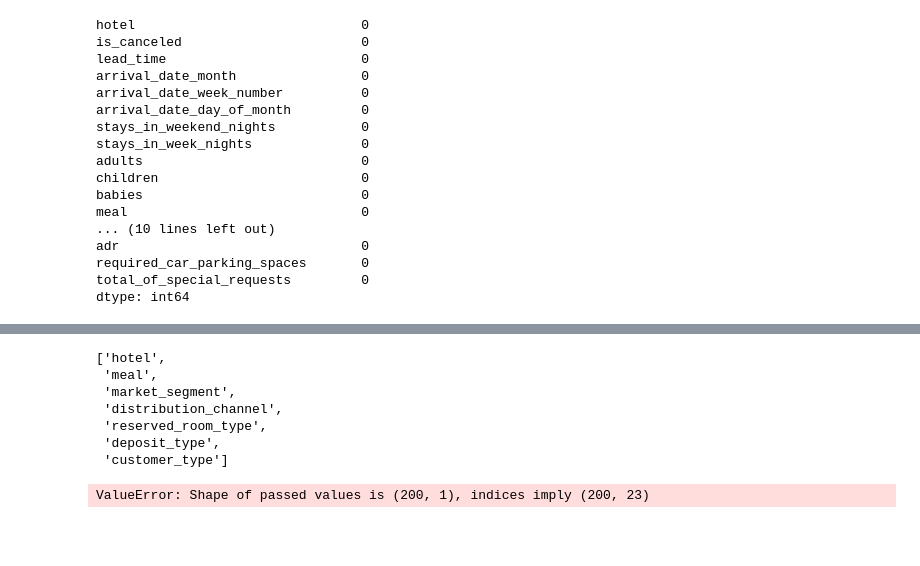
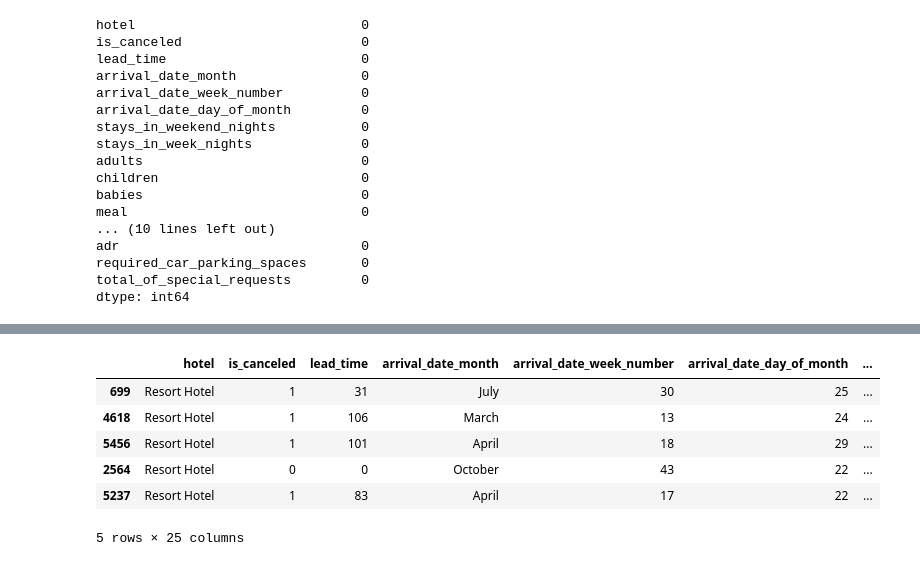
Before and after one commit to mateen-mk/Hotel-Booking-Cancellation, a Jupyter notebook: notebooks/trails.ipynb, the cells around one changed output, grey strips where cells are left out. Cells and saved outputs as stored; diff of their text form; code cells hidden in the pictures; blank space fills up the shorter version.

```diff
--- a/notebooks/trails.ipynb
+++ b/notebooks/trails.ipynb
@@ -83,3 +141,13 @@ noisy_data_count
+# %%
+test_df.head()
+# %% [output]
+|  | hotel | is_canceled | lead_time | arrival_date_month | arrival_date_week_number | arrival_date_day_of_month | ... |
+| 699 | Resort Hotel | 1 | 31 | July | 30 | 25 | ... |
+| 4618 | Resort Hotel | 1 | 106 | March | 13 | 24 | ... |
+| 5456 | Resort Hotel | 1 | 101 | April | 18 | 29 | ... |
+| 2564 | Resort Hotel | 0 | 0 | October | 43 | 22 | ... |
+| 5237 | Resort Hotel | 1 | 83 | April | 17 | 22 | ... |
+5 rows × 25 columns
 # %%
 # for preprocessing
 one_hot_cols = ['hotel', 'meal', 'market_segment', 'distribution_channel', 'reserved_room_type', 'deposit_type', 'customer_type']
@@ -89,18 +157,3 @@ months = ['January', 'February', 'March', 'April', 'May', 'June', 'July', 'Augus
 oh_enc = OneHotEncoder(sparse=False, drop='first')
 
 label_enc = LabelEncoder()
-# %%
-one_hot_cols
-# %% [output]
-['hotel',
- 'meal',
- 'market_segment',
- 'distribution_channel',
- 'reserved_room_type',
- 'deposit_type',
- 'customer_type']
-# %%
-encoded_arr = oh_enc.fit_transform(data[one_hot_cols])
-encoded_df = pd.DataFrame(encoded_arr, columns=oh_enc.get_feature_names_out(one_hot_cols))
-# %% [output]
-ValueError: Shape of passed values is (200, 1), indices imply (200, 23)
```
Also changed, not shown: parts of 14 cells of this notebook.
